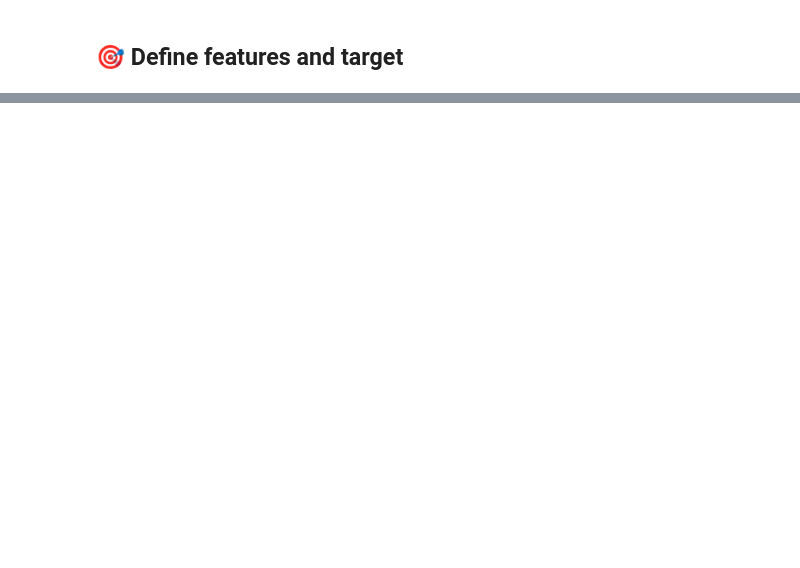
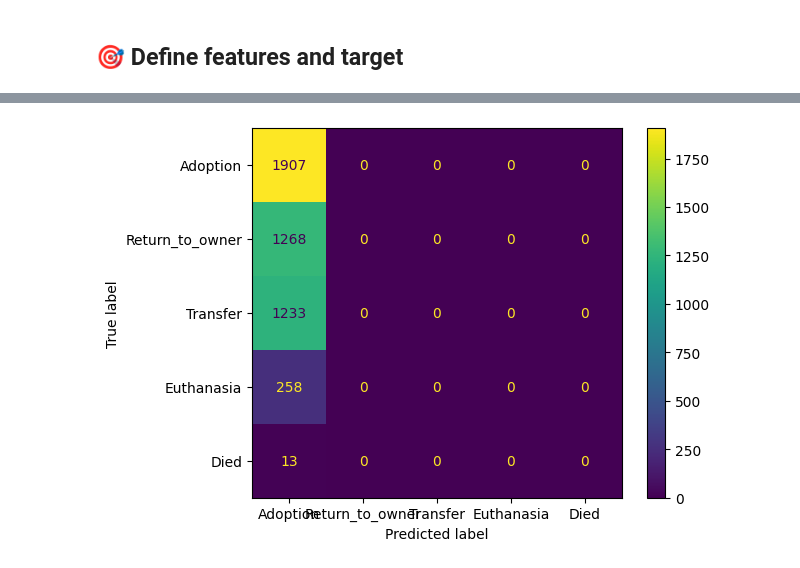
Before and after one commit to Clement733/animal_shelter_predi, a Jupyter notebook: animal_prediction.ipynb, the cells around one changed output, grey strips where cells are left out. Cells and saved outputs as stored; diff of their text form; code cells hidden in the pictures; blank space fills up the shorter version.

```diff
--- a/animal_prediction.ipynb
+++ b/animal_prediction.ipynb
@@ -284,0 +298,3 @@ x_train_cats = train_cats.drop(columns=['OutcomeType'])
+# %%
+X_dogs_train, X_dogs_test, y_dogs_train, y_dogs_test =  train_test_split(x_train_dogs,y_train_dogs,test_size=0.3)
+X_cats_train, X_cats_test, y_cats_train, y_cats_test =  train_test_split(x_train_cats,y_train_cats,test_size=0.3)
@@ -284,0 +571,10 @@ x_train_cats = train_cats.drop(columns=['OutcomeType'])
+# %%
+y_dogs_pred_baseline = pd.Series(['Adoption']*len(y_dogs_test))
+y_cats_pred_baseline = pd.Series(['Transfer']*len(y_cats_test))
+# %%
+cm_dogs = confusion_matrix(y_dogs_test, y_dogs_pred_baseline, labels = ['Adoption', 'Return_to_owner', 'Transfer', 'Euthanasia', 'Died'])
+disp_dogs = ConfusionMatrixDisplay(confusion_matrix=cm_dogs, display_labels=['Adoption', 'Return_to_owner', 'Transfer', 'Euthanasia', 'Died'])
+disp_dogs.plot()
+plt.show()
+# %% [output]
+[figure, added]
```
Also changed, not shown: parts of 20 cells of this notebook.
